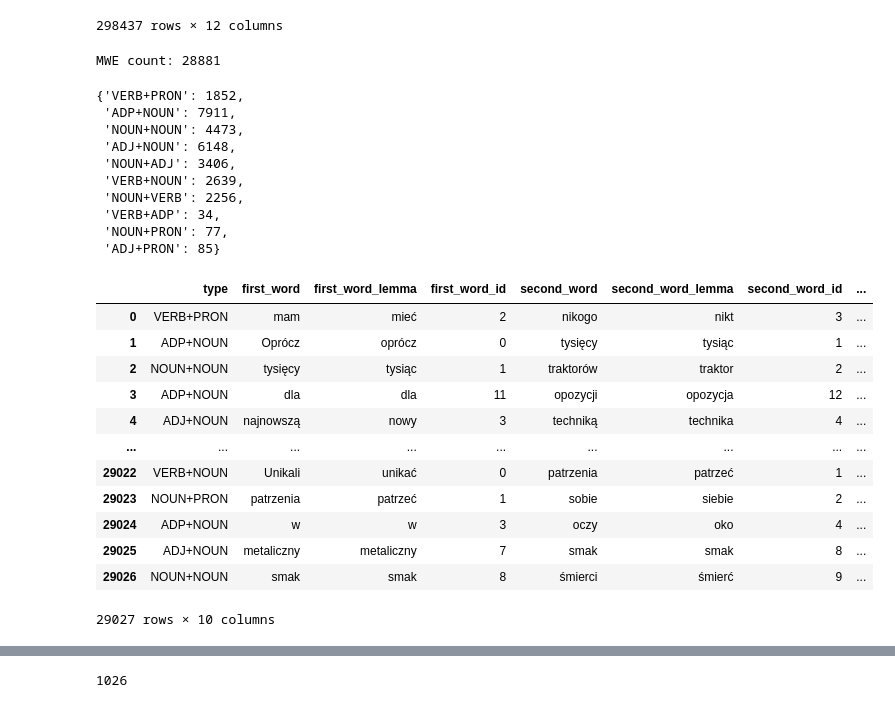
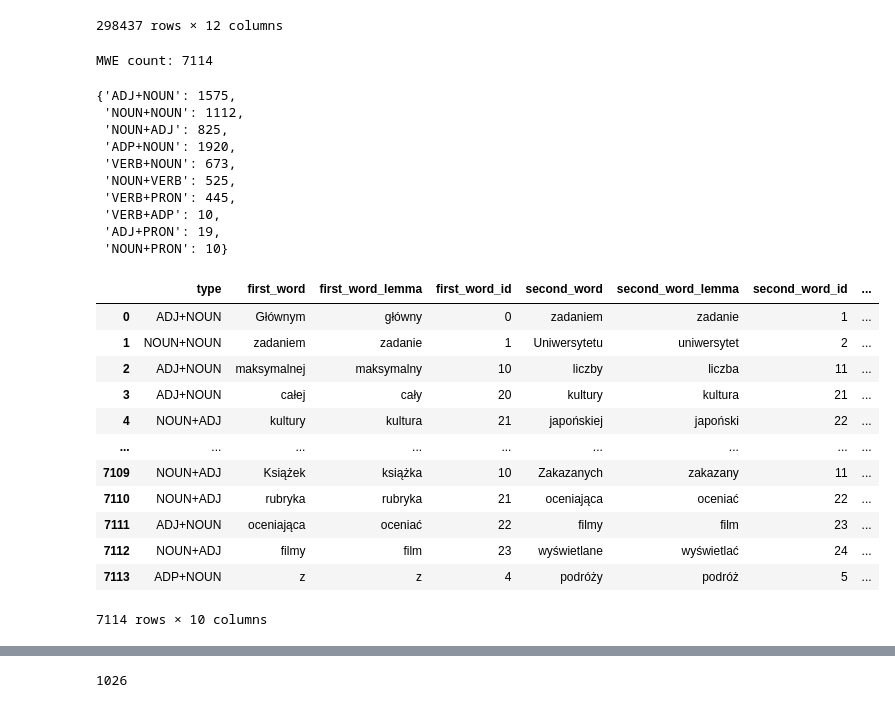
Before and after one commit to Netherwulf/mwe-vector-methods, a Jupyter notebook: notebooks/get_dataset_from_parseme.ipynb, the cells around one changed output, grey strips where cells are left out. Drawn from its saved outputs; the diff is of its cells as text; code cells hidden in the pictures.

Commit message:
Extract correct and incorrect MWE list for Polish PARSEME dev and test datasets

```diff
--- a/notebooks/get_dataset_from_parseme.ipynb
+++ b/notebooks/get_dataset_from_parseme.ipynb
@@ -133,7 +133,7 @@ df_train
 | 298436 | 17730 | 5 | . | . | PUNCT | interp | {'PunctType': 'Peri'} | 3.0 | punct | NaN | NaN | ... |
 298437 rows × 12 columns
 # %%
-# get number of potential incorrect MWEs
+# get DataFrame and count of potential incorrect MWEs
 # df_non_mwe = df_test[df_test['parseme:mwe'] == '*']
 
 
@@ -149,7 +149,8 @@ df_train
 # noun + adj
 # adp + noun
 # noun + pron
-correct_mwe_list = pd.read_csv('parseme_correct_mwes.tsv', sep='\t')['full_mwe_lemma'].tolist()
+df = pd.read_csv(os.path.join('..', 'storage', 'parseme', 'pl', 'preprocessed_data', 'test', 'test_df.tsv'), sep='\t')
+correct_mwe_list = pd.read_csv(os.path.join('..', 'storage', 'parseme', 'pl', 'preprocessed_data', 'test', 'parseme_test_correct_mwes.tsv'), sep='\t')['full_mwe_lemma'].tolist()
 incorr_mwe_df = pd.DataFrame(columns=['type', 'first_word', 'first_word_lemma', 'first_word_id',
                                       'second_word', 'second_word_lemma', 'second_word_id',
                                       'full_mwe', 'full_mwe_lemma', 'sentence'])
@@ -160,16 +161,16 @@ correct_pos = ['VERB+PRON', 'VERB+NOUN', 'ADJ+NOUN', 'VERB+ADP', 'ADJ+PRON',
 mwe_count = 0
 mwe_count_dict = {}
 
-for sent_id in df_train['sent_id'].unique():
-    pos_list = df_train[df_train['sent_id'] == sent_id]['upos'].tolist()
-    idx_list = df_train[df_train['sent_id'] == sent_id]['id'].tolist()
-    form_list = df_train[df_train['sent_id'] == sent_id]['form'].tolist()
-    lemma_list = df_train[df_train['sent_id'] == sent_id]['lemma'].tolist()
-    mwe_tag_list = df_train[df_train['sent_id'] == sent_id]['parseme:mwe'].tolist()
-    deprel_list = df_train[df_train['sent_id'] == sent_id]['deprel'].tolist()
-    deps_list = [ast.literal_eval(elem) if type(elem) == str else [] for elem in df_train[df_train['sent_id'] == sent_id]['deps'].tolist()]
+for sent_id in df['sent_id'].unique():
+    pos_list = df[df['sent_id'] == sent_id]['upos'].tolist()
+    idx_list = df[df['sent_id'] == sent_id]['id'].tolist()
+    form_list = df[df['sent_id'] == sent_id]['form'].tolist()
+    lemma_list = df[df['sent_id'] == sent_id]['lemma'].tolist()
+    mwe_tag_list = df[df['sent_id'] == sent_id]['parseme:mwe'].tolist()
+    deprel_list = df[df['sent_id'] == sent_id]['deprel'].tolist()
+    deps_list = [ast.literal_eval(elem) if type(elem) == str else [] for elem in df[df['sent_id'] == sent_id]['deps'].tolist()]
     sentence = ' '.join([str(word) for word in form_list])
-    # print(f'Ids of words: {df_train[df_train["sent_id"] == sent_id]["id"].tolist()}')
+    # print(f'Ids of words: {df[df["sent_id"] == sent_id]["id"].tolist()}')
 
     for pos_ind, pos in enumerate(pos_list[:-1]):
         first_pos = pos
@@ -211,39 +212,39 @@ for sent_id in df_train['sent_id'].unique():
                                                  ignore_index=True)
 
 # save DataFrame to TSV
-incorr_mwe_df.to_csv('parseme_incorrect_mwes.tsv', sep='\t', index=False)
+incorr_mwe_df.to_csv(os.path.join('..', 'storage', 'parseme', 'pl', 'preprocessed_data', 'test', 'parseme_test_incorrect_mwes.tsv'), sep='\t', index=False)
 
 print(f'MWE count: {mwe_count}')
 mwe_count_dict
 # %% [output]
-MWE count: 28881
+MWE count: 7114
-{'VERB+PRON': 1852,
- 'ADP+NOUN': 7911,
- 'NOUN+NOUN': 4473,
- 'ADJ+NOUN': 6148,
- 'NOUN+ADJ': 3406,
- 'VERB+NOUN': 2639,
- 'NOUN+VERB': 2256,
- 'VERB+ADP': 34,
- 'NOUN+PRON': 77,
- 'ADJ+PRON': 85}
+{'ADJ+NOUN': 1575,
+ 'NOUN+NOUN': 1112,
+ 'NOUN+ADJ': 825,
+ 'ADP+NOUN': 1920,
+ 'VERB+NOUN': 673,
+ 'NOUN+VERB': 525,
+ 'VERB+PRON': 445,
+ 'VERB+ADP': 10,
+ 'ADJ+PRON': 19,
+ 'NOUN+PRON': 10}
 # %%
-incorr_mwe_df = pd.read_csv('parseme_incorrect_mwes.tsv', sep='\t')
+incorr_mwe_df = pd.read_csv(os.path.join('..', 'storage', 'parseme', 'pl', 'preprocessed_data', 'test', 'parseme_test_incorrect_mwes.tsv'), sep='\t')
 incorr_mwe_df
 # %% [output]
 |  | type | first_word | first_word_lemma | first_word_id | second_word | second_word_lemma | second_word_id | ... |
-| 0 | VERB+PRON | mam | mieć | 2 | nikogo | nikt | 3 | ... |
-| 1 | ADP+NOUN | Oprócz | oprócz | 0 | tysięcy | tysiąc | 1 | ... |
-| 2 | NOUN+NOUN | tysięcy | tysiąc | 1 | traktorów | traktor | 2 | ... |
-| 3 | ADP+NOUN | dla | dla | 11 | opozycji | opozycja | 12 | ... |
-| 4 | ADJ+NOUN | najnowszą | nowy | 3 | techniką | technika | 4 | ... |
+| 0 | ADJ+NOUN | Głównym | główny | 0 | zadaniem | zadanie | 1 | ... |
+| 1 | NOUN+NOUN | zadaniem | zadanie | 1 | Uniwersytetu | uniwersytet | 2 | ... |
+| 2 | ADJ+NOUN | maksymalnej | maksymalny | 10 | liczby | liczba | 11 | ... |
+| 3 | ADJ+NOUN | całej | cały | 20 | kultury | kultura | 21 | ... |
+| 4 | NOUN+ADJ | kultury | kultura | 21 | japońskiej | japoński | 22 | ... |
 | ... | ... | ... | ... | ... | ... | ... | ... | ... |
-| 29022 | VERB+NOUN | Unikali | unikać | 0 | patrzenia | patrzeć | 1 | ... |
-| 29023 | NOUN+PRON | patrzenia | patrzeć | 1 | sobie | siebie | 2 | ... |
-| 29024 | ADP+NOUN | w | w | 3 | oczy | oko | 4 | ... |
-| 29025 | ADJ+NOUN | metaliczny | metaliczny | 7 | smak | smak | 8 | ... |
-| 29026 | NOUN+NOUN | smak | smak | 8 | śmierci | śmierć | 9 | ... |
+| 7109 | NOUN+ADJ | Książek | książka | 10 | Zakazanych | zakazany | 11 | ... |
+| 7110 | NOUN+ADJ | rubryka | rubryka | 21 | oceniająca | oceniać | 22 | ... |
+| 7111 | ADJ+NOUN | oceniająca | oceniać | 22 | filmy | film | 23 | ... |
+| 7112 | NOUN+ADJ | filmy | film | 23 | wyświetlane | wyświetlać | 24 | ... |
+| 7113 | ADP+NOUN | z | z | 4 | podróży | podróż | 5 | ... |
-29027 rows × 10 columns
+7114 rows × 10 columns
 # %%
 [ast.literal_eval(elem) for elem in df_train[df_train['sent_id'] == 5]['deps'].tolist()]
 # %% [output]
```
Also changed, not shown: parts of 3 cells of this notebook, 12 other files.
